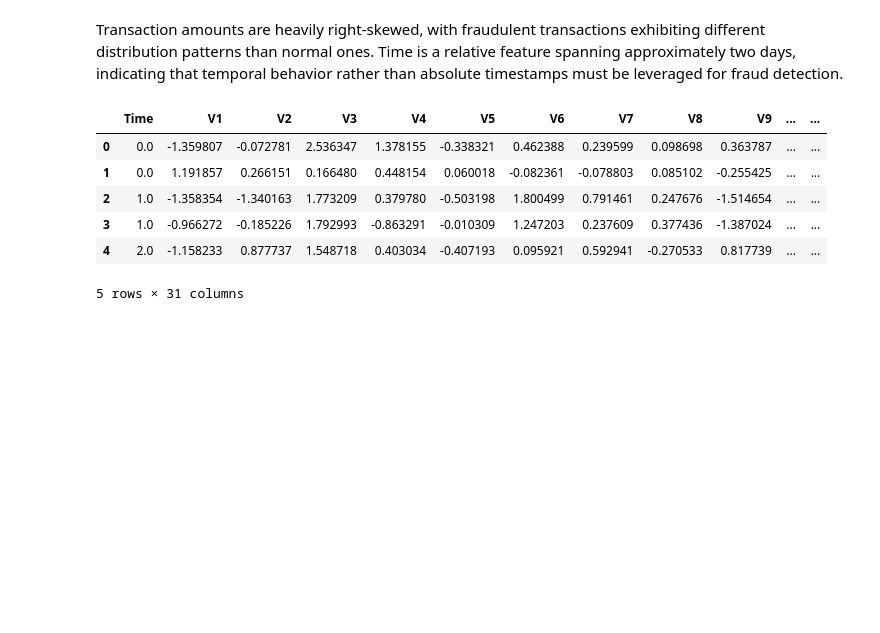
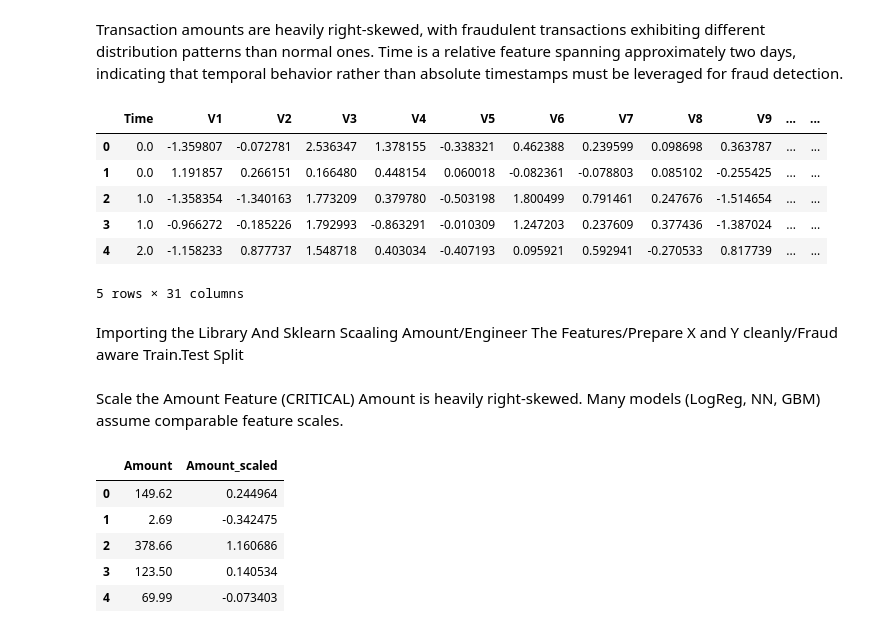
Before and after one commit to waydem002/fraud-detection-app, a Jupyter notebook: notebooks/01_eda_initial.ipynb, the cells around one changed output. Cells and saved outputs as stored; diff of their text form; code cells hidden in the pictures; blank space fills up the shorter version.

```diff
--- a/notebooks/01_eda_initial.ipynb
+++ b/notebooks/01_eda_initial.ipynb
@@ -169,3 +169,6 @@ df.head()
 | 3 | 1.0 | -0.966272 | -0.185226 | 1.792993 | -0.863291 | -0.010309 | 1.247203 | 0.237609 | 0.377436 | -1.387024 | ... | ... |
 | 4 | 2.0 | -1.158233 | 0.877737 | 1.548718 | 0.403034 | -0.407193 | 0.095921 | 0.592941 | -0.270533 | 0.817739 | ... | ... |
 5 rows × 31 columns
+# %% [markdown]
+Importing the Library And Sklearn
+Scaaling Amount/Engineer The Features/Prepare X and Y cleanly/Fraud aware Train.Test Split
@@ -171,0 +180,15 @@ df.head()
+# %% [markdown]
+Scale the Amount Feature (CRITICAL)
+Amount is heavily right-skewed. Many models (LogReg, NN, GBM) assume comparable feature scales.
+# %%
+scaler = StandardScaler()
+
+df["Amount_scaled"] = scaler.fit_transform(df[["Amount"]])
+df[["Amount", "Amount_scaled"]].head()
+# %% [output]
+|  | Amount | Amount_scaled |
+| 0 | 149.62 | 0.244964 |
+| 1 | 2.69 | -0.342475 |
+| 2 | 378.66 | 1.160686 |
+| 3 | 123.50 | 0.140534 |
+| 4 | 69.99 | -0.073403 |
```
Also changed, not shown: parts of 26 cells of this notebook.
